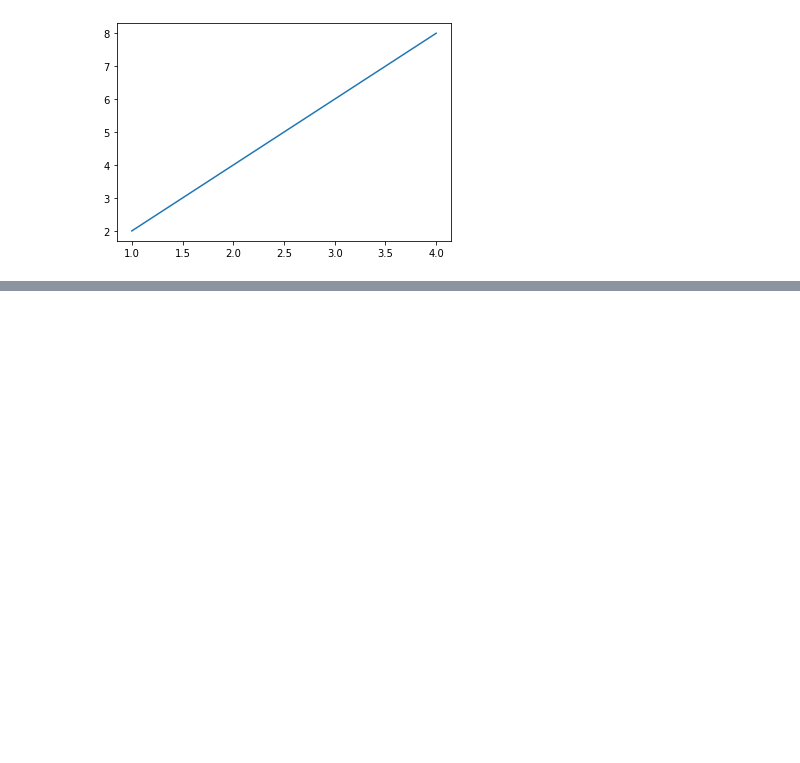
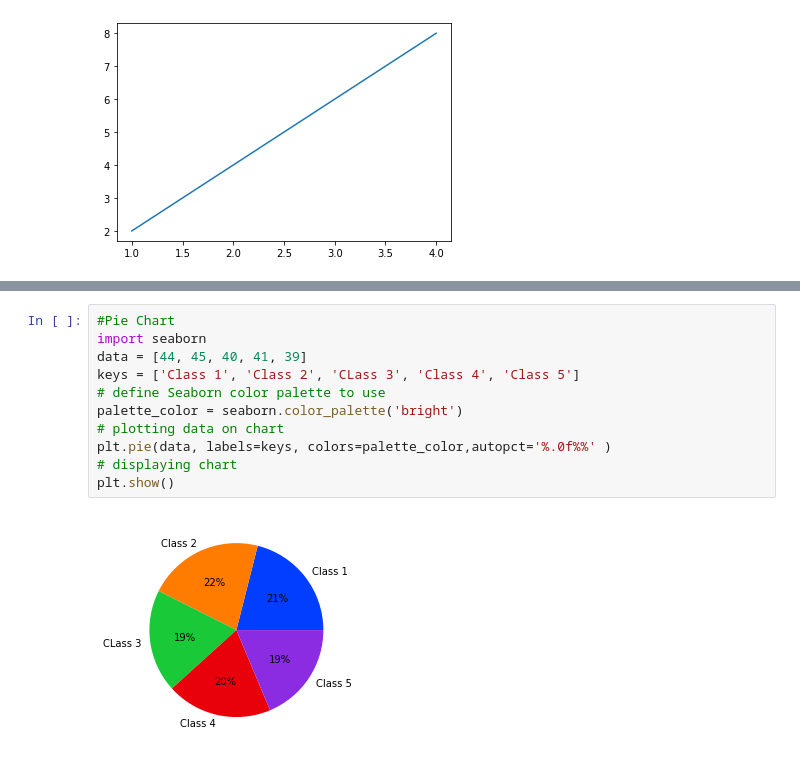
Before and after one commit to asaadkhan21/Machine_Learning_And_Data_Sceince__With_Python, a Jupyter notebook: Lab_2_DataVisualization.ipynb, the cells around one changed output, grey strips where cells are left out. Drawn from its saved outputs; the diff is of its cells as text; blank space fills up the shorter version.

```diff
--- a/Lab_2_DataVisualization.ipynb
+++ b/Lab_2_DataVisualization.ipynb
@@ -26,0 +48,13 @@ plt.show()
+# %%
+#Pie Chart
+import seaborn
+data = [44, 45, 40, 41, 39]
+keys = ['Class 1', 'Class 2', 'CLass 3', 'Class 4', 'Class 5']
+# define Seaborn color palette to use
+palette_color = seaborn.color_palette('bright')
+# plotting data on chart
+plt.pie(data, labels=keys, colors=palette_color,autopct='%.0f%%' )
+# displaying chart
+plt.show()
+# %% [output]
+[figure, added]
```
Also changed, not shown: parts of 3 cells of this notebook.
